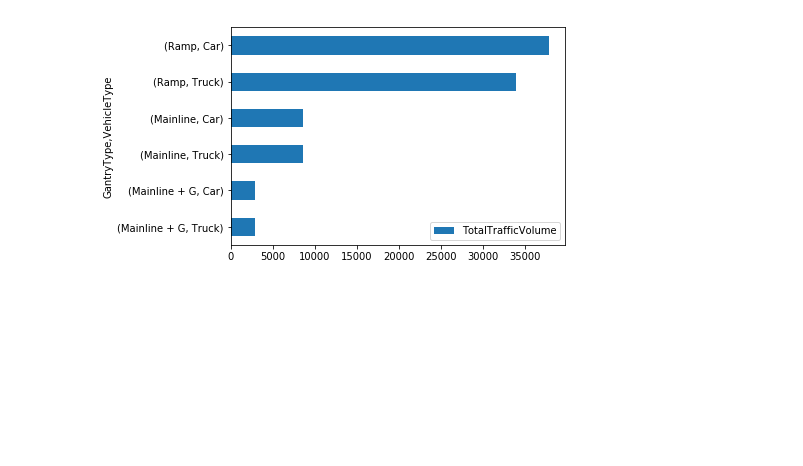
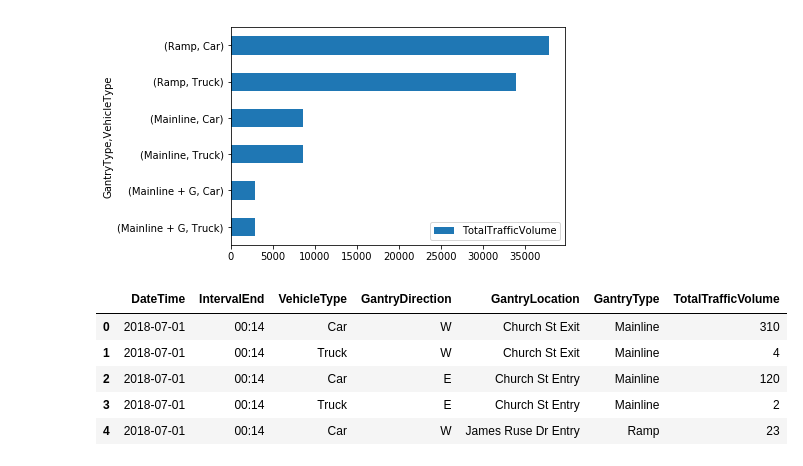
Before and after one commit to hrai/-M4-Data-Analysis, a Jupyter notebook: Assignment_2.ipynb, the cells around one changed output. Saved outputs shown, nothing was run; the diff lists cells and outputs as text; code cells hidden in the pictures; blank space fills up the shorter version.

```diff
--- a/Assignment_2.ipynb
+++ b/Assignment_2.ipynb
@@ -171,3 +187,14 @@ car_data_count.sort_values(by='TotalTrafficVolume').plot(kind='barh')
 # %% [output]
 <matplotlib.axes._subplots.AxesSubplot at 0x...>
 [figure]
+# %%
+df.head()
+
+#df.shape[0]
+# %% [output]
+|  | DateTime | IntervalEnd | VehicleType | GantryDirection | GantryLocation | GantryType | TotalTrafficVolume |
+| 0 | 2018-07-01 | 00:14 | Car | W | Church St Exit | Mainline | 310 |
+| 1 | 2018-07-01 | 00:14 | Truck | W | Church St Exit | Mainline | 4 |
+| 2 | 2018-07-01 | 00:14 | Car | E | Church St Entry | Mainline | 120 |
+| 3 | 2018-07-01 | 00:14 | Truck | E | Church St Entry | Mainline | 2 |
+| 4 | 2018-07-01 | 00:14 | Car | W | James Ruse Dr Entry | Ramp | 23 |
```
Also changed, not shown: parts of 10 cells of this notebook.
